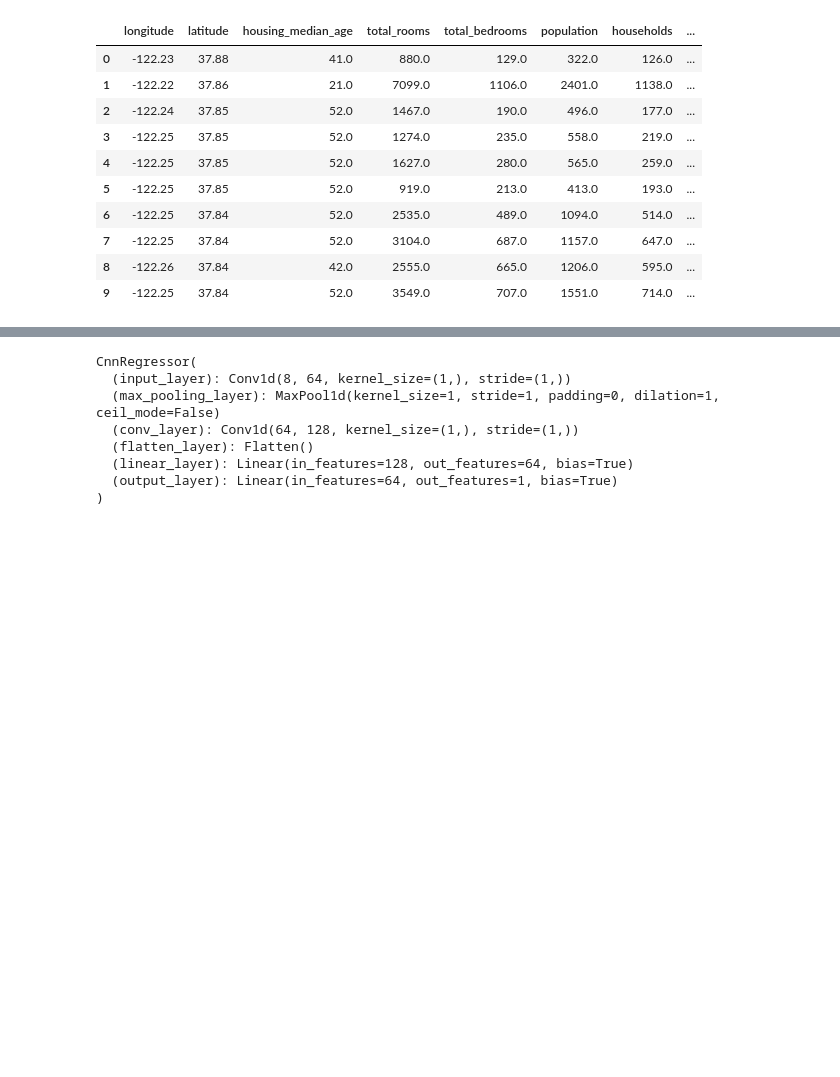
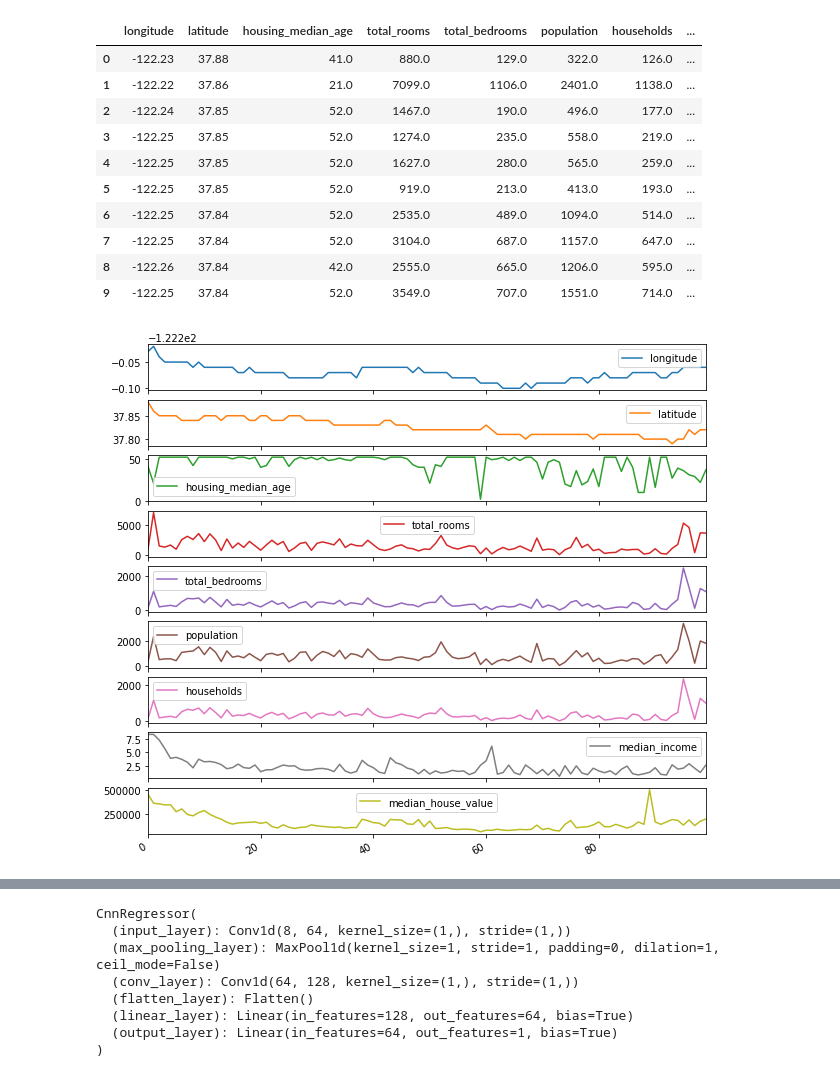
Before and after one commit to PinakDivecha/1101608_1dconv_reg, a Jupyter notebook: NLP_Assignemnt_1.ipynb, the cells around one changed output, grey strips where cells are left out. Saved outputs shown, nothing was run; the diff lists cells and outputs as text; code cells hidden in the pictures; blank space fills up the shorter version.

```diff
--- a/NLP_Assignemnt_1.ipynb
+++ b/NLP_Assignemnt_1.ipynb
@@ -29,4 +30,8 @@ df.head(10)
 | 7 | -122.25 | 37.84 | 52.0 | 3104.0 | 687.0 | 1157.0 | 647.0 | ... |
 | 8 | -122.26 | 37.84 | 42.0 | 2555.0 | 665.0 | 1206.0 | 595.0 | ... |
 | 9 | -122.25 | 37.84 | 52.0 | 3549.0 | 707.0 | 1551.0 | 714.0 | ... |
+# %%
+df[:][:100].plot(subplots=True, figsize=(10, 10));
+# %% [output]
+[figure, added]
 # %%
```
Also changed, not shown: parts of 10 cells of this notebook.
